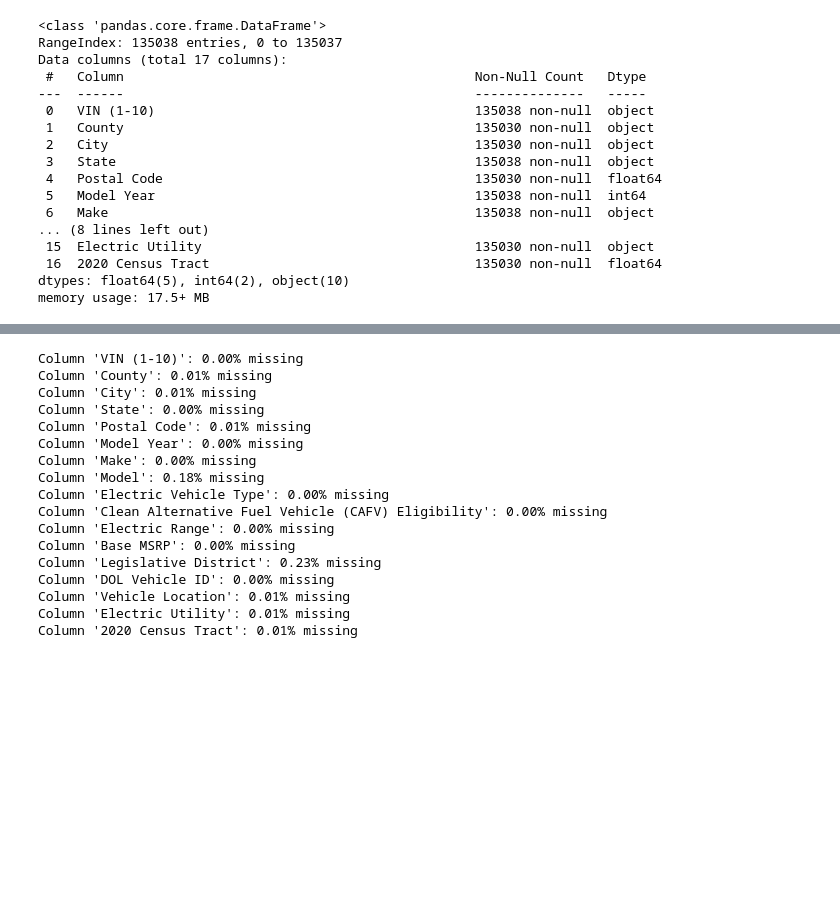
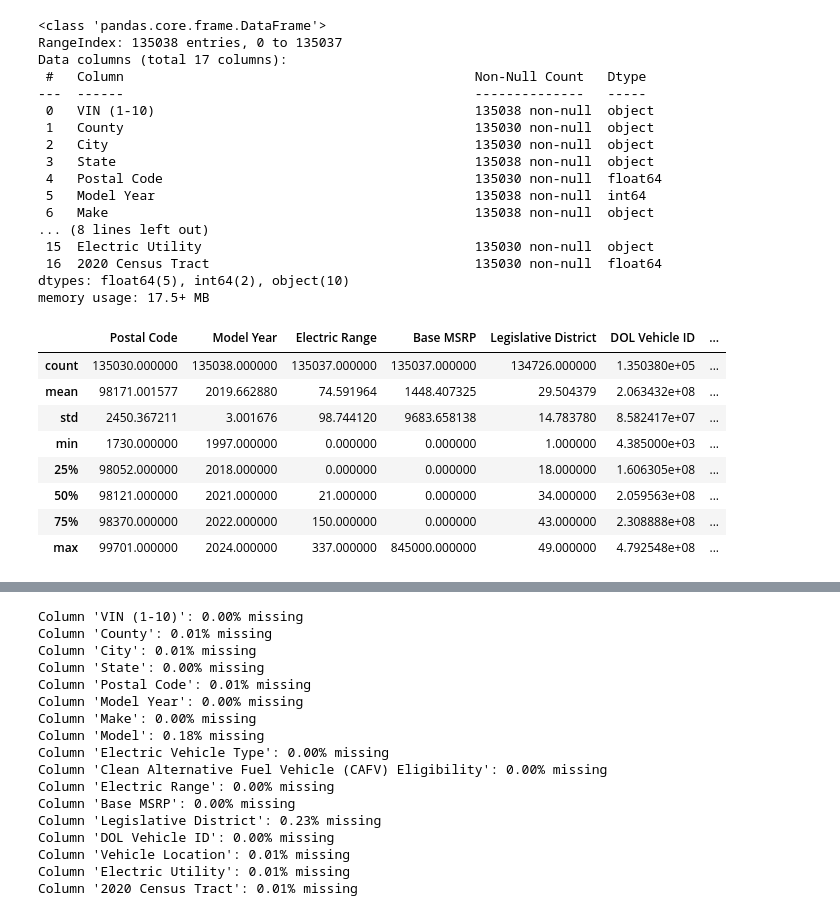
Before and after one commit to zeerau/TDI_Projects, a Jupyter notebook: capstone.ipynb, the cells around one changed output, grey strips where cells are left out. Cells and saved outputs as stored; diff of their text form; code cells hidden in the pictures; blank space fills up the shorter version.

```diff
--- a/capstone.ipynb
+++ b/capstone.ipynb
@@ -88,6 +89,18 @@ Data columns (total 17 columns):
  16  2020 Census Tract                                  135030 non-null  float64
 dtypes: float64(5), int64(2), object(10)
 memory usage: 17.5+ MB
+# %%
+elec_ds.describe()
+# %% [output]
+|  | Postal Code | Model Year | Electric Range | Base MSRP | Legislative District | DOL Vehicle ID | ... |
+| count | 135030.000000 | 135038.000000 | 135037.000000 | 135037.000000 | 134726.000000 | 1.350380e+05 | ... |
+| mean | 98171.001577 | 2019.662880 | 74.591964 | 1448.407325 | 29.504379 | 2.063432e+08 | ... |
+| std | 2450.367211 | 3.001676 | 98.744120 | 9683.658138 | 14.783780 | 8.582417e+07 | ... |
+| min | 1730.000000 | 1997.000000 | 0.000000 | 0.000000 | 1.000000 | 4.385000e+03 | ... |
+| 25% | 98052.000000 | 2018.000000 | 0.000000 | 0.000000 | 18.000000 | 1.606305e+08 | ... |
+| 50% | 98121.000000 | 2021.000000 | 21.000000 | 0.000000 | 34.000000 | 2.059563e+08 | ... |
+| 75% | 98370.000000 | 2022.000000 | 150.000000 | 0.000000 | 43.000000 | 2.308888e+08 | ... |
+| max | 99701.000000 | 2024.000000 | 337.000000 | 845000.000000 | 49.000000 | 4.792548e+08 | ... |
 # %%
 elec_ds.isna().sum()
 # %% [output]
```
Also changed, not shown: parts of 11 cells of this notebook.
